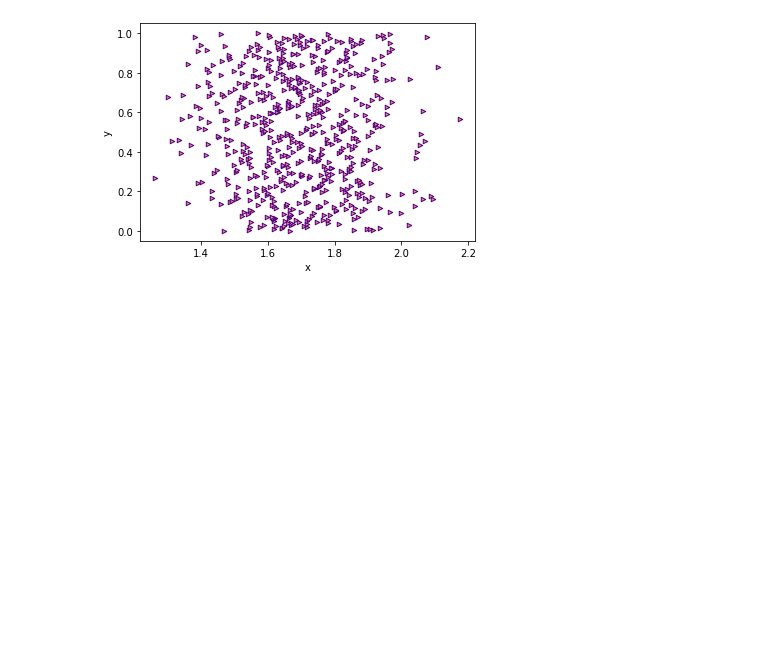
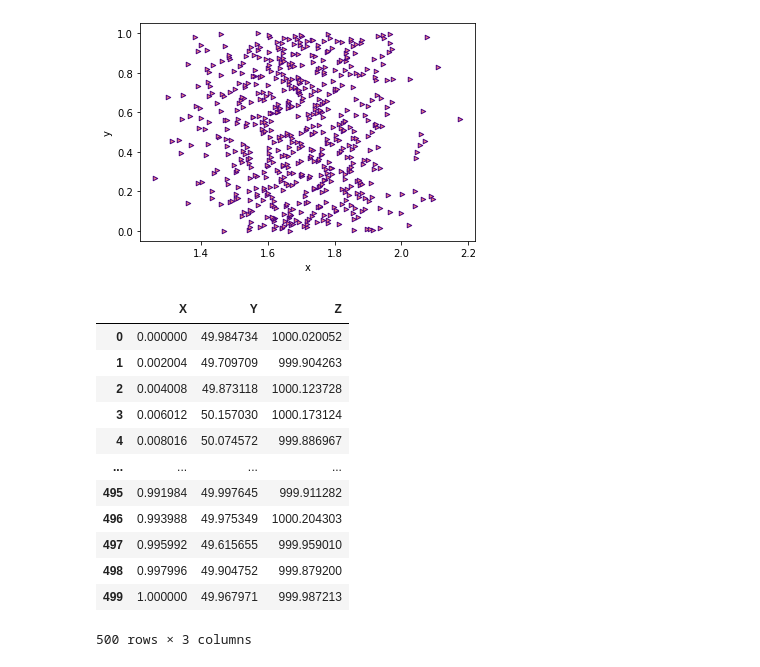
Before and after one commit to Radhe-0/Practicas, a Jupyter notebook: Practicas_Numpy.ipynb, the cells around one changed output. Saved outputs shown, nothing was run; the diff lists cells and outputs as text; code cells hidden in the pictures; blank space fills up the shorter version.

```diff
--- a/Practicas_Numpy.ipynb
+++ b/Practicas_Numpy.ipynb
@@ -494,3 +494,34 @@ df.plot.scatter(x='x',y='y',c='lightcoral',edgecolors='indigo',marker='>')
 # %% [output]
 <matplotlib.axes._subplots.AxesSubplot at 0x...>
 [figure]
+# %%
+# Lo mismo que la anterior pero 3D
+def DatosDistNormal3D(num=10):
+
+    y = np.random.normal(50,0.16,num)
+    x = np.linspace(0,1,num)
+    z = np.random.normal(1000,0.13,num)
+    lista = []
+
+    for i in zip(x,y,z):
+        lista.append(i)
+
+    return lista
+
+datos = DatosDistNormal3D(500)
+df = pd.DataFrame(datos, columns=['X','Y','Z'])
+df
+# %% [output]
+|  | X | Y | Z |
+| 0 | 0.000000 | 49.984734 | 1000.020052 |
+| 1 | 0.002004 | 49.709709 | 999.904263 |
+| 2 | 0.004008 | 49.873118 | 1000.123728 |
+| 3 | 0.006012 | 50.157030 | 1000.173124 |
+| 4 | 0.008016 | 50.074572 | 999.886967 |
+| ... | ... | ... | ... |
+| 495 | 0.991984 | 49.997645 | 999.911282 |
+| 496 | 0.993988 | 49.975349 | 1000.204303 |
+| 497 | 0.995992 | 49.615655 | 999.959010 |
+| 498 | 0.997996 | 49.904752 | 999.879200 |
+| 499 | 1.000000 | 49.967971 | 999.987213 |
+500 rows × 3 columns
```
Also changed, not shown: parts of 1 cell of this notebook.
